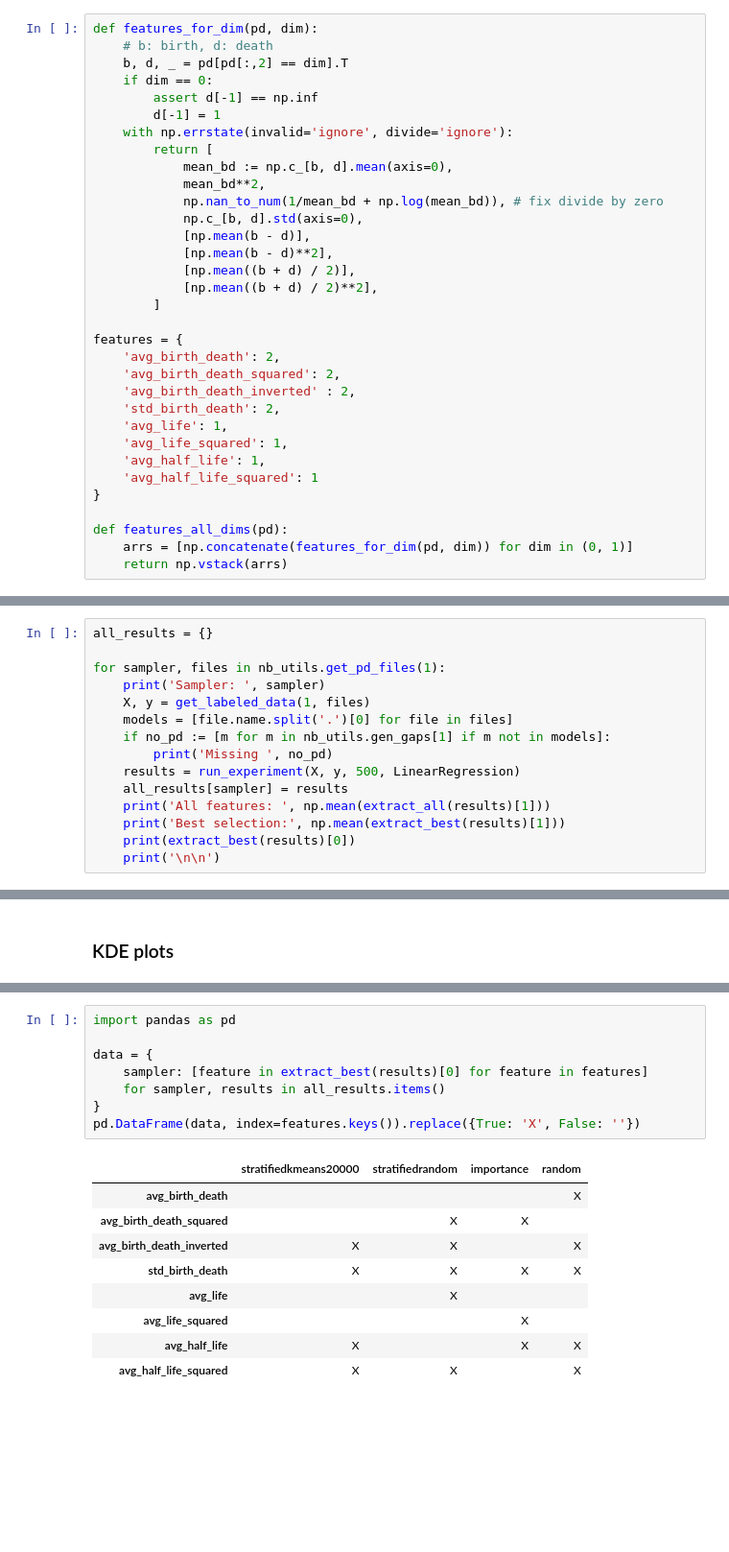
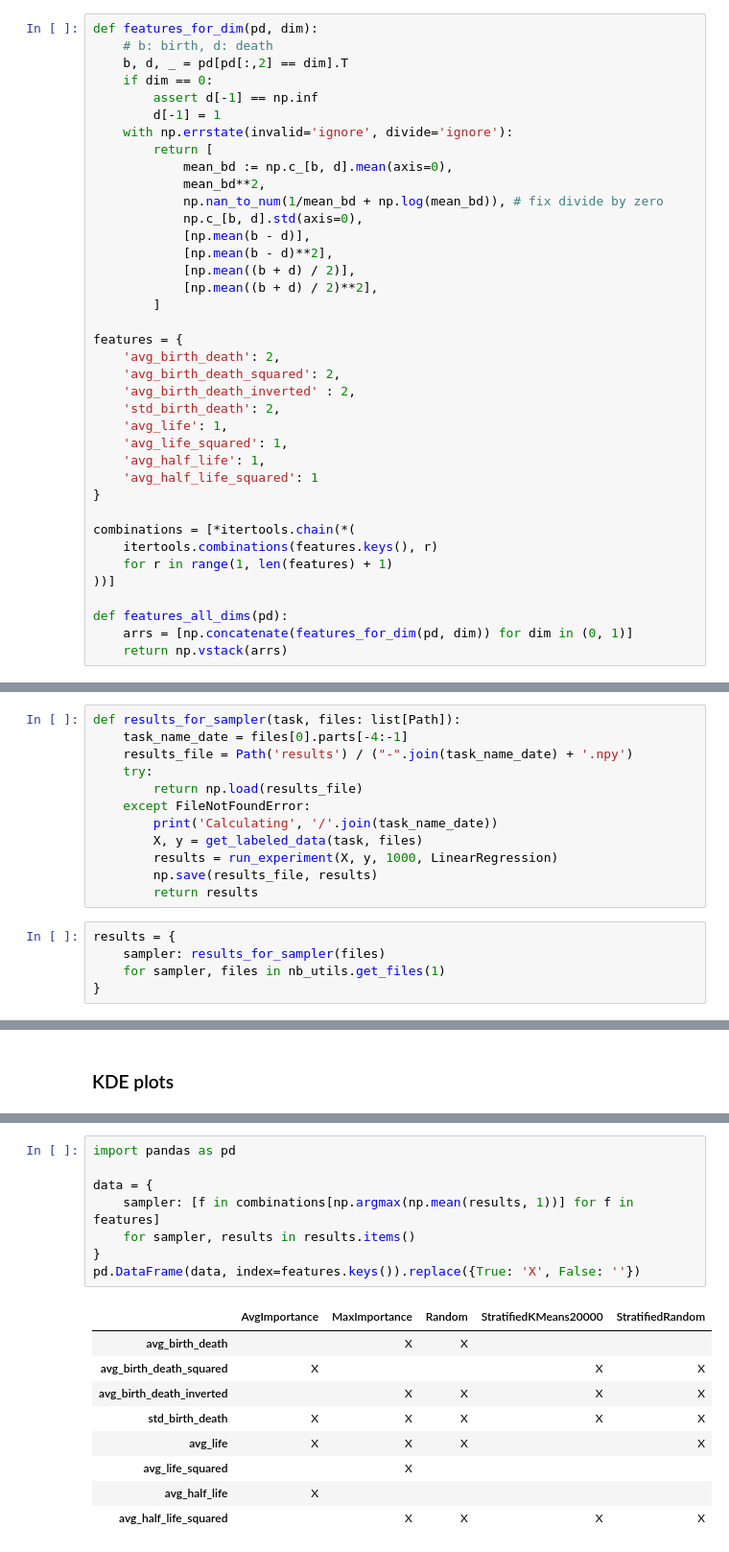
Before and after one commit to carpelli/tfm, a Jupyter notebook: tfm/notebooks/regression.ipynb, the cells around one changed output, grey strips where cells are left out. Shown at 96% size. Cells and saved outputs as stored; diff of their text form; blank space fills up the shorter version.

```diff
--- a/tfm/notebooks/regression.ipynb
+++ b/tfm/notebooks/regression.ipynb
@@ -41,6 +42,11 @@ features = {
 	'avg_half_life_squared': 1
 }
 
+combinations = [*itertools.chain(*(
+	itertools.combinations(features.keys(), r)
+	for r in range(1, len(features) + 1)
+))]
+
 def features_all_dims(pd):
 	arrs = [np.concatenate(features_for_dim(pd, dim)) for dim in (0, 1)]
 	return np.vstack(arrs)
@@ -100,15 +86,0 @@ def extract_all(results):
-# %%
-all_results = {}
-
-for sampler, files in nb_utils.get_pd_files(1):
-	print('Sampler: ', sampler)
-	X, y = get_labeled_data(1, files)
-	models = [file.name.split('.')[0] for file in files]
-	if no_pd := [m for m in nb_utils.gen_gaps[1] if m not in models]:
-		print('Missing ', no_pd)
-	results = run_experiment(X, y, 500, LinearRegression)
-	all_results[sampler] = results
-	print('All features: ', np.mean(extract_all(results)[1]))
-	print('Best selection:', np.mean(extract_best(results)[1]))
-	print(extract_best(results)[0])
-	print('\n\n')
@@ -143,0 +87,17 @@ Best selection: 0.8454333399319021
+# %%
+def results_for_sampler(task, files: list[Path]):
+	task_name_date = files[0].parts[-4:-1]
+	results_file = Path('results') / ("-".join(task_name_date) + '.npy')
+	try:
+		return np.load(results_file)
+	except FileNotFoundError:
+		print('Calculating', '/'.join(task_name_date))
+		X, y = get_labeled_data(task, files)
+		results = run_experiment(X, y, 1000, LinearRegression)
+		np.save(results_file, results)
+		return results
+# %%
+results = {
+	sampler: results_for_sampler(files)
+	for sampler, files in nb_utils.get_files(1)
+}
@@ -163,18 +156,18 @@ for ax, (title, extract) in zip(axs, types.items()):
 # %%
 import pandas as pd
 
 data = {
-	sampler: [feature in extract_best(results)[0] for feature in features]
-	for sampler, results in all_results.items()
+	sampler: [f in combinations[np.argmax(np.mean(results, 1))] for f in features]
+	for sampler, results in results.items()
 }
 pd.DataFrame(data, index=features.keys()).replace({True: 'X', False: ''})
 # %% [output]
-|  | stratifiedkmeans20000 | stratifiedrandom | importance | random |
-| avg_birth_death |  |  |  | X |
-| avg_birth_death_squared |  | X | X |  |
-| avg_birth_death_inverted | X | X |  | X |
-| std_birth_death | X | X | X | X |
-| avg_life |  | X |  |  |
-| avg_life_squared |  |  | X |  |
-| avg_half_life | X |  | X | X |
-| avg_half_life_squared | X | X |  | X |
+|  | AvgImportance | MaxImportance | Random | StratifiedKMeans20000 | StratifiedRandom |
+| avg_birth_death |  | X | X |  |  |
+| avg_birth_death_squared | X |  |  | X | X |
+| avg_birth_death_inverted |  | X | X | X | X |
+| std_birth_death | X | X | X | X | X |
+| avg_life | X | X | X |  | X |
+| avg_life_squared |  | X |  |  |  |
+| avg_half_life | X |  |  |  |  |
+| avg_half_life_squared |  | X | X | X | X |
```
Also changed, not shown: parts of 18 cells of this notebook, 3 other files.
